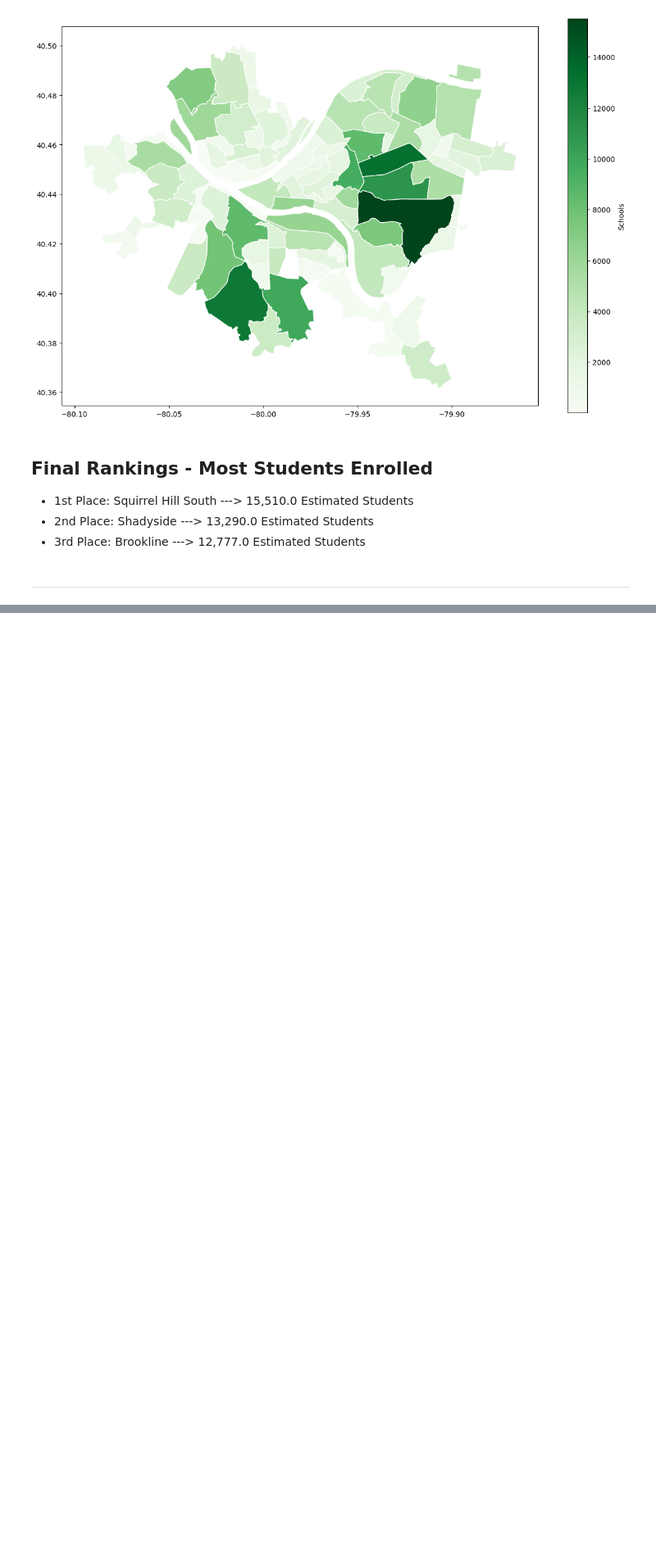
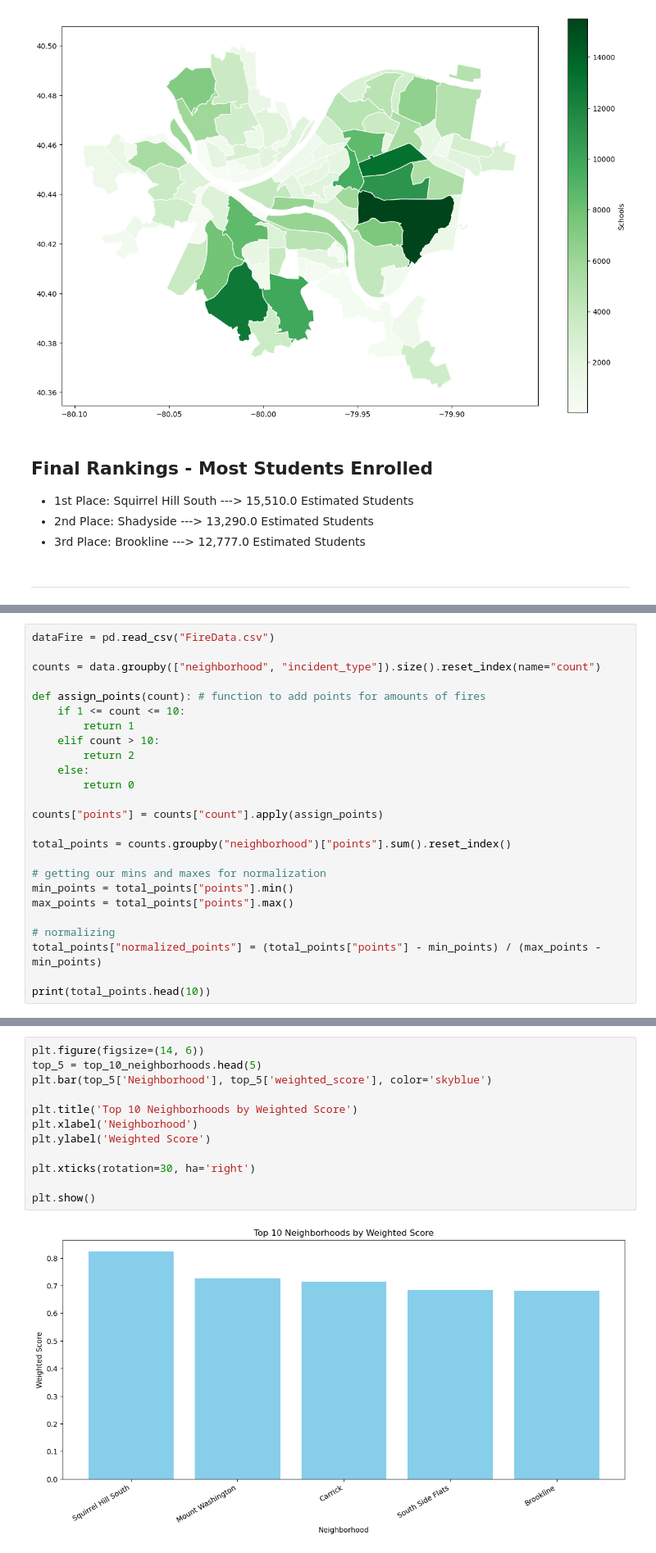
Before and after one commit to denystsinyk/0010FinalProject, a Jupyter notebook: Final.ipynb, the cells around one changed output, grey strips where cells are left out. Shown at 82% size. Cells and saved outputs as stored; diff of their text form; blank space fills up the shorter version.

```diff
--- a/Final.ipynb
+++ b/Final.ipynb
@@ -337,0 +388,25 @@ We have gone through a lot of data up until now and there is a lot of informatio
+# %%
+dataFire = pd.read_csv("FireData.csv")
+
+counts = data.groupby(["neighborhood", "incident_type"]).size().reset_index(name="count")
+
+def assign_points(count): # function to add points for amounts of fires
+    if 1 <= count <= 10:
+        return 1
+    elif count > 10:
+        return 2
+    else:
+        return 0
+
+counts["points"] = counts["count"].apply(assign_points)
+
+total_points = counts.groupby("neighborhood")["points"].sum().reset_index()
+
+# getting our mins and maxes for normalization
+min_points = total_points["points"].min()
+max_points = total_points["points"].max()
+
+# normalizing
+total_points["normalized_points"] = (total_points["points"] - min_points) / (max_points - min_points)
+
+print(total_points.head(10))
@@ -341,0 +549,14 @@ In the end ...
+# %%
+plt.figure(figsize=(14, 6))
+top_5 = top_10_neighborhoods.head(5)
+plt.bar(top_5['Neighborhood'], top_5['weighted_score'], color='skyblue')
+
+plt.title('Top 10 Neighborhoods by Weighted Score')
+plt.xlabel('Neighborhood')
+plt.ylabel('Weighted Score')
+
+plt.xticks(rotation=30, ha='right')
+
+plt.show()
+# %% [output]
+[figure, added]
```
Also changed, not shown: parts of 30 cells of this notebook.
